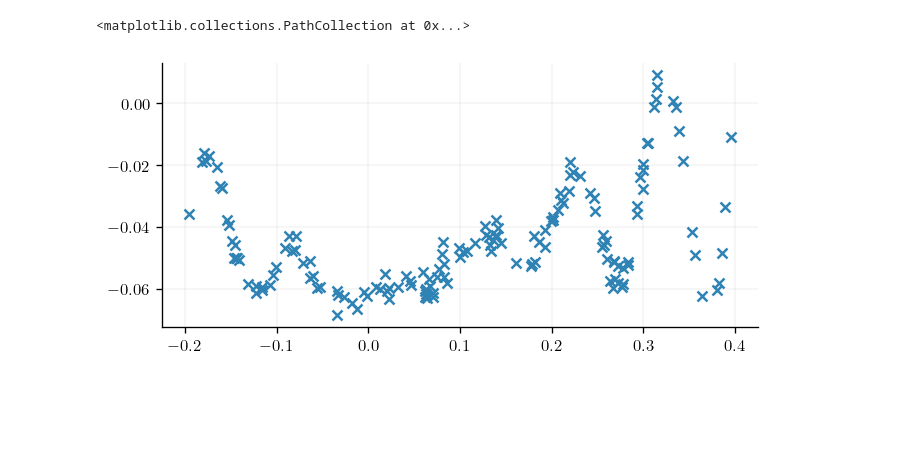
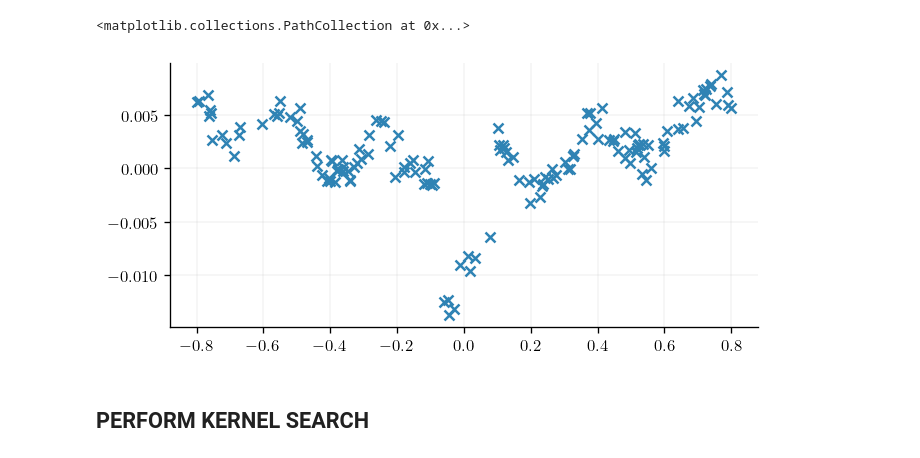
Before and after one commit to ChrisBoettner/gaussian-process, a Jupyter notebook: 002_batman.ipynb, the cells around one changed output. Drawn from its saved outputs; the diff is of its cells as text; code cells hidden in the pictures; blank space fills up the shorter version.

```diff
--- a/002_batman.ipynb
+++ b/002_batman.ipynb
@@ -9,28 +9,25 @@ os.environ["XLA_FLAGS"] = "--xla_force_host_platform_device_count={}".format(
     multiprocessing.cpu_count()
 )
 
-import batman
 import gpjax as gpx
+import blackjax
+import jax
 import jax.numpy as jnp
 from jax import jit
 import matplotlib as mpl
 import matplotlib.pyplot as plt
 import numpy as np
-from beartype.typing import Callable
 from gpjax.kernels import RBF, Linear, Periodic, PoweredExponential
 from jaxoplanet.light_curves import LimbDarkLightCurve
-from jax.tree_util import tree_leaves, tree_structure
+import optax
+from corner import corner
 
 from jaxoplanet import orbits
-from gpjax.typing import (
-    Array,
-    ScalarFloat,
-)
+
 
 from kernels import OrnsteinUhlenbeck
-from kernelsearch import KernelSearch, describe_kernel, get_trainables, jit_set_trainables
+from kernelsearch import KernelSearch, describe_kernel, get_trainables
+from inference import log_likelihood_function, run_inference_algorithm
 
-import emcee
-
-rng = np.random.default_rng(seed=42)
+rng_key = jax.random.PRNGKey(42)
 # %% [output]
@@ -101,9 +83,25 @@ mask = jnp.array(~np.ma.masked_where((-0.1 < t_train) & (t_train < 0.1), t_train
-# %%
-# plt.plot(t, true_lightcurve)
-plt.scatter(t_train, lc_train)
-# %% [output]
-<matplotlib.collections.PathCollection at 0x...>
-[figure, removed]
+# %%
+# create noisy lightcurve
+num_points = 150
+rng_key, idx_key, noise_key = jax.random.split(rng_key, 3)
+noise_std = 0.001
+
+test_ind = jnp.sort(jax.random.choice(idx_key, len(t), (num_points,), replace=False))
+t_train = t[test_ind]
+lc_latent = true_lightcurve + 0.002 * (
+    5 * t**2 + jnp.sin(20 * t) + 0.3 * jnp.cos(50 * t)
+)
+lc_latent_wo_lc = lc_latent - true_lightcurve
+lc_train = lc_latent[test_ind] + noise_std * jax.random.normal(noise_key, (num_points,))
+
+mask = jnp.array(~np.ma.masked_where((-0.1 < t_train) & (t_train < 0.1), t_train).mask)
+
+plt.scatter(t_train, lc_train)
+# %% [output]
+<matplotlib.collections.PathCollection at 0x...>
+[figure, added]
+# %% [markdown]
+## PERFORM KERNEL SEARCH
 # %%
 kernel_library = [
     Linear(),
```
Also changed, not shown: parts of 29 cells of this notebook, 2 other files.
